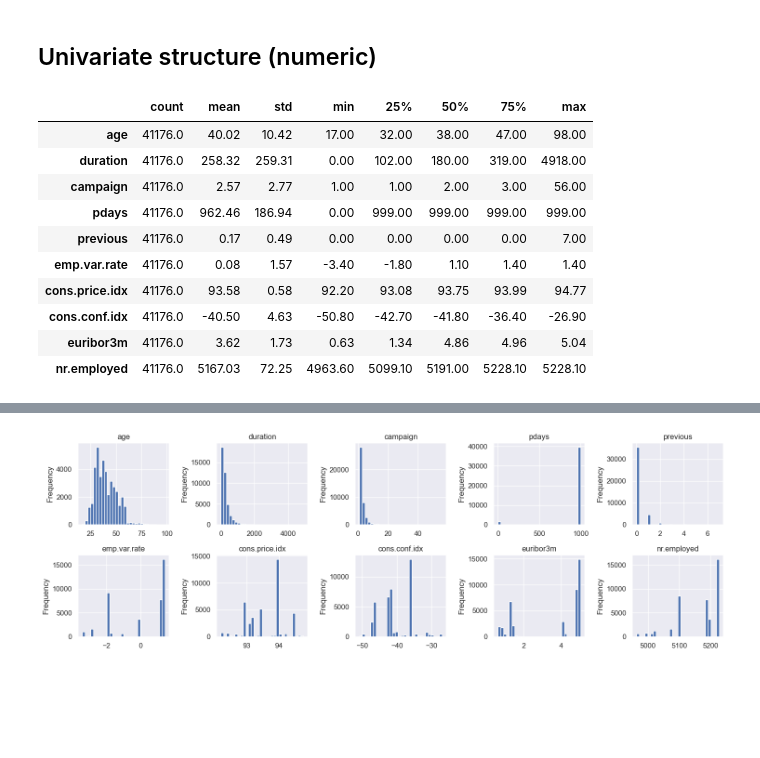
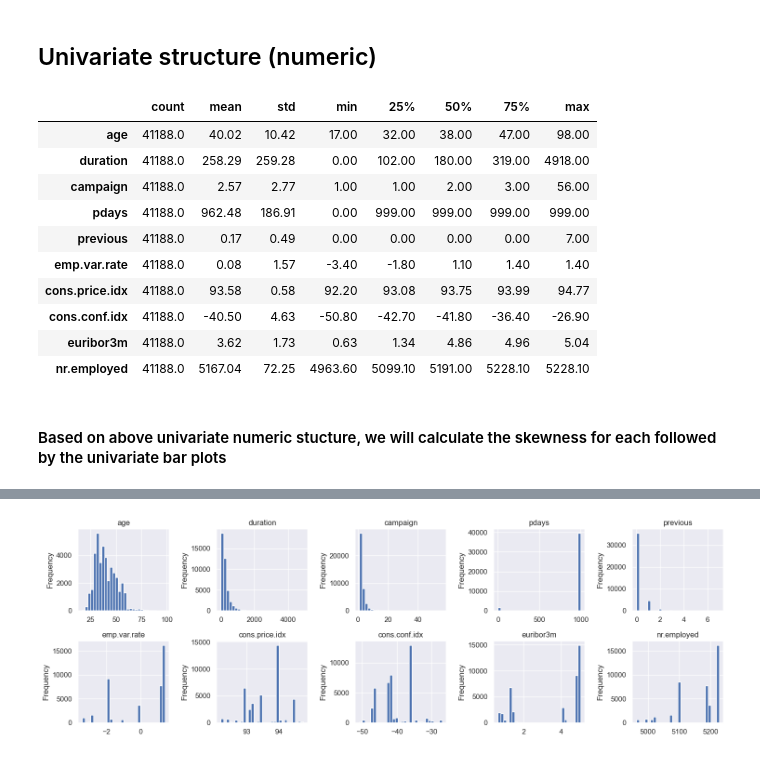
Before and after one commit to anoopungrd/sgh-advanced-analytics-big-data, a Jupyter notebook: semester-1/data-mining/project/code/Bank_Marketing_Notebook.ipynb, the cells around one changed output, grey strips where cells are left out. Saved outputs shown, nothing was run; the diff lists cells and outputs as text; code cells hidden in the pictures; blank space fills up the shorter version.

```diff
--- a/semester-1/data-mining/project/code/Bank_Marketing_Notebook.ipynb
+++ b/semester-1/data-mining/project/code/Bank_Marketing_Notebook.ipynb
@@ -105,17 +133,19 @@ Removed 12 rows; new shape: (41176, 21)
 # %%
 num_cols = ['age', 'duration', 'campaign',
             'pdays', 'previous', 'emp.var.rate',
             'cons.price.idx', 'cons.conf.idx','euribor3m','nr.employed']
-df_clean[num_cols].describe().T.round(2)
+df_csv[num_cols].describe().T.round(2)
 # %% [output]
 |  | count | mean | std | min | 25% | 50% | 75% | max |
-| age | 41176.0 | 40.02 | 10.42 | 17.00 | 32.00 | 38.00 | 47.00 | 98.00 |
-| duration | 41176.0 | 258.32 | 259.31 | 0.00 | 102.00 | 180.00 | 319.00 | 4918.00 |
-| campaign | 41176.0 | 2.57 | 2.77 | 1.00 | 1.00 | 2.00 | 3.00 | 56.00 |
-| pdays | 41176.0 | 962.46 | 186.94 | 0.00 | 999.00 | 999.00 | 999.00 | 999.00 |
-| previous | 41176.0 | 0.17 | 0.49 | 0.00 | 0.00 | 0.00 | 0.00 | 7.00 |
-| emp.var.rate | 41176.0 | 0.08 | 1.57 | -3.40 | -1.80 | 1.10 | 1.40 | 1.40 |
-| cons.price.idx | 41176.0 | 93.58 | 0.58 | 92.20 | 93.08 | 93.75 | 93.99 | 94.77 |
-| cons.conf.idx | 41176.0 | -40.50 | 4.63 | -50.80 | -42.70 | -41.80 | -36.40 | -26.90 |
-| euribor3m | 41176.0 | 3.62 | 1.73 | 0.63 | 1.34 | 4.86 | 4.96 | 5.04 |
-| nr.employed | 41176.0 | 5167.03 | 72.25 | 4963.60 | 5099.10 | 5191.00 | 5228.10 | 5228.10 |
+| age | 41188.0 | 40.02 | 10.42 | 17.00 | 32.00 | 38.00 | 47.00 | 98.00 |
+| duration | 41188.0 | 258.29 | 259.28 | 0.00 | 102.00 | 180.00 | 319.00 | 4918.00 |
+| campaign | 41188.0 | 2.57 | 2.77 | 1.00 | 1.00 | 2.00 | 3.00 | 56.00 |
+| pdays | 41188.0 | 962.48 | 186.91 | 0.00 | 999.00 | 999.00 | 999.00 | 999.00 |
+| previous | 41188.0 | 0.17 | 0.49 | 0.00 | 0.00 | 0.00 | 0.00 | 7.00 |
+| emp.var.rate | 41188.0 | 0.08 | 1.57 | -3.40 | -1.80 | 1.10 | 1.40 | 1.40 |
+| cons.price.idx | 41188.0 | 93.58 | 0.58 | 92.20 | 93.08 | 93.75 | 93.99 | 94.77 |
+| cons.conf.idx | 41188.0 | -40.50 | 4.63 | -50.80 | -42.70 | -41.80 | -36.40 | -26.90 |
+| euribor3m | 41188.0 | 3.62 | 1.73 | 0.63 | 1.34 | 4.86 | 4.96 | 5.04 |
+| nr.employed | 41188.0 | 5167.04 | 72.25 | 4963.60 | 5099.10 | 5191.00 | 5228.10 | 5228.10 |
+# %% [markdown]
+#### Based on above univariate numeric stucture, we will calculate the skewness for each followed by the univariate bar plots
```
Also changed, not shown: parts of 19 cells of this notebook, 2 other files.
